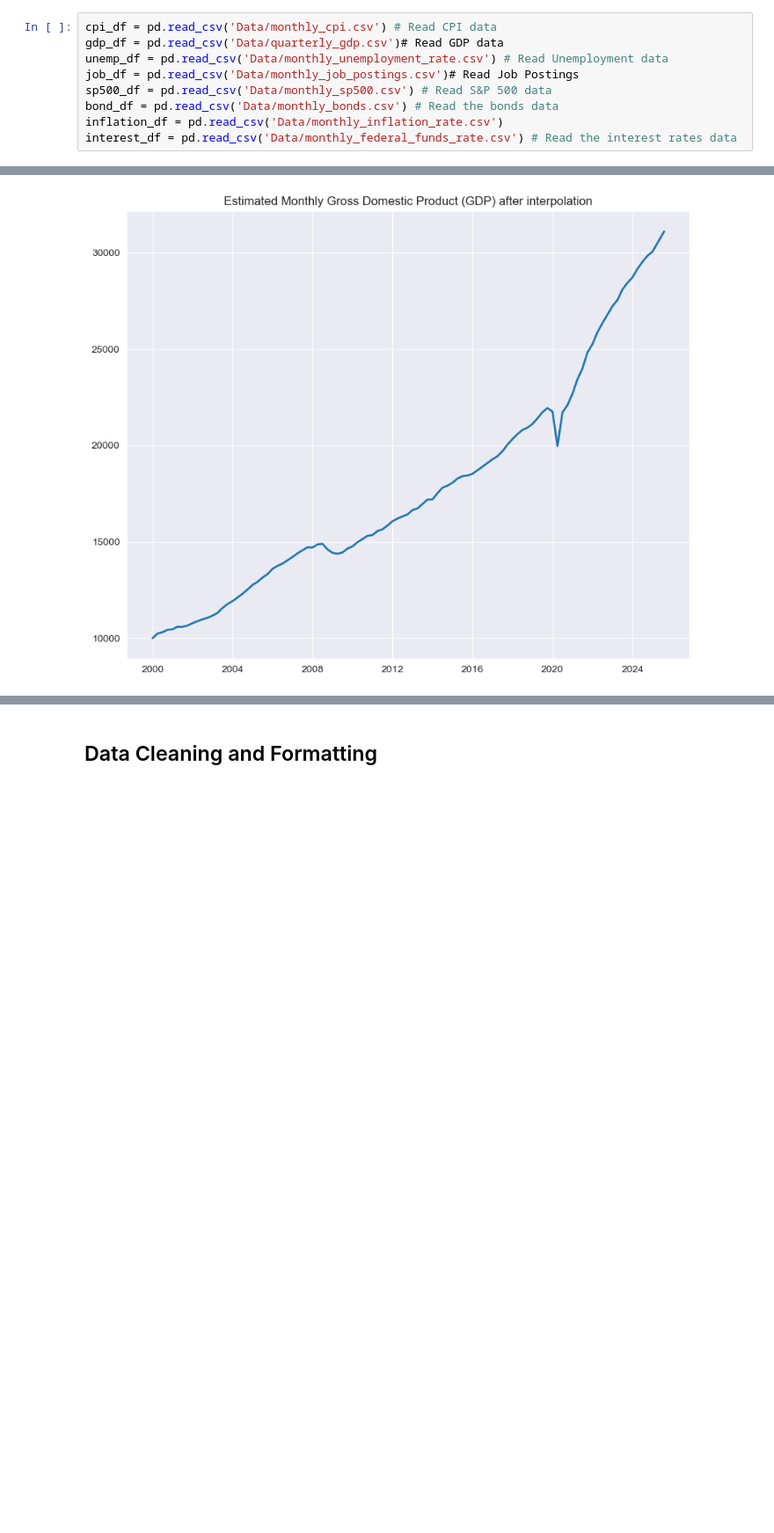
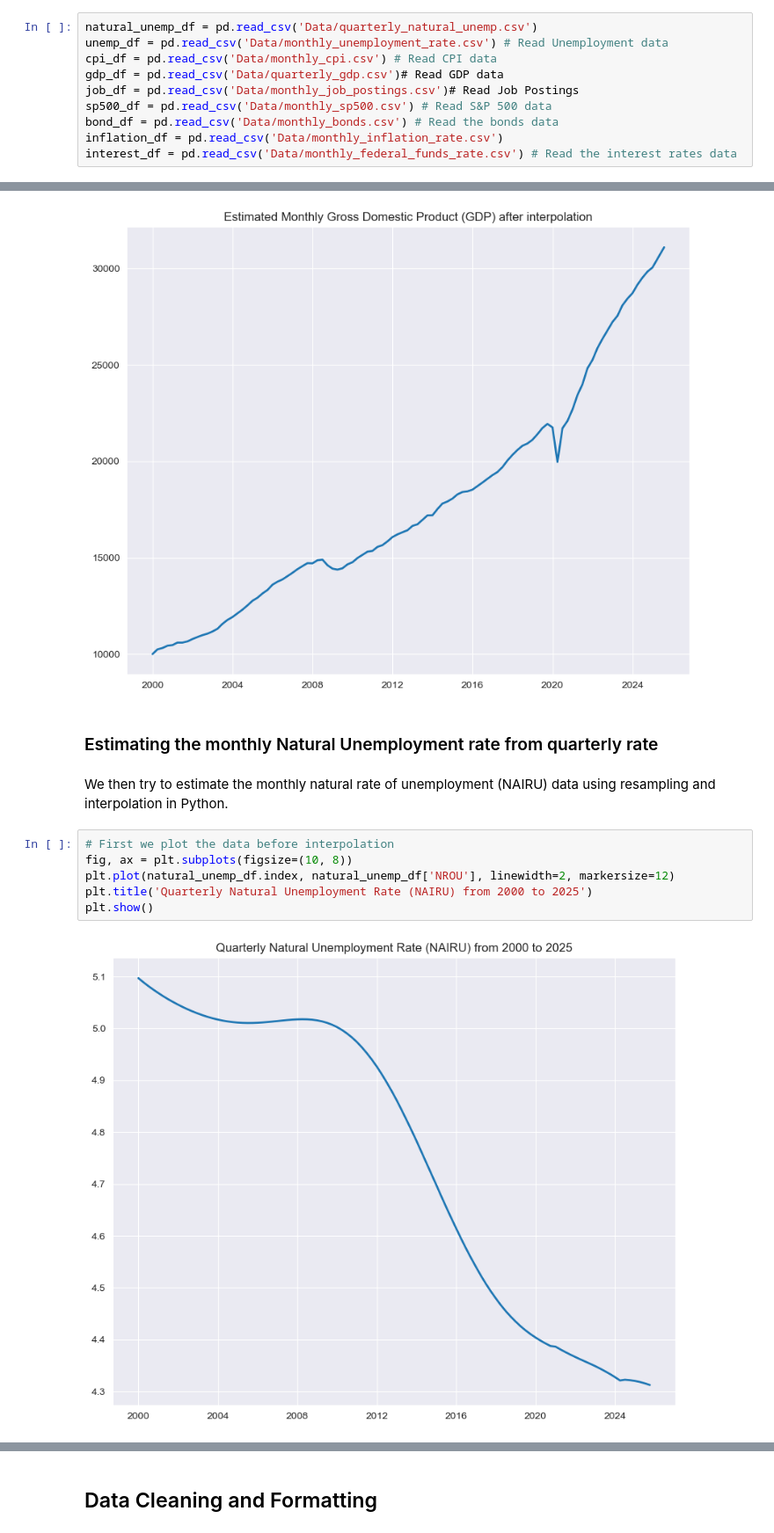
Before and after one commit to duc-huy-1802/Statistics_DRP_2025, a Jupyter notebook: stats_drp_project/stats_drp_project.ipynb, the cells around one changed output, grey strips where cells are left out. Shown at 88% size. Saved outputs shown, nothing was run; the diff lists cells and outputs as text; blank space fills up the shorter version.

```diff
--- a/stats_drp_project/stats_drp_project.ipynb
+++ b/stats_drp_project/stats_drp_project.ipynb
@@ -20,9 +21,10 @@ warnings.simplefilter(action='ignore', category=FutureWarning)
 ## Loading data and preliminary processing
 We then load relevant datasets on job postings, unemployment, interest rates, inflation, stock prices and GDP into our notebook.
 # %%
+natural_unemp_df = pd.read_csv('Data/quarterly_natural_unemp.csv')
+unemp_df = pd.read_csv('Data/monthly_unemployment_rate.csv') # Read Unemployment data
 cpi_df = pd.read_csv('Data/monthly_cpi.csv') # Read CPI data
 gdp_df = pd.read_csv('Data/quarterly_gdp.csv')# Read GDP data
-unemp_df = pd.read_csv('Data/monthly_unemployment_rate.csv') # Read Unemployment data
 job_df = pd.read_csv('Data/monthly_job_postings.csv')# Read Job Postings
 sp500_df = pd.read_csv('Data/monthly_sp500.csv') # Read S&P 500 data
 bond_df = pd.read_csv('Data/monthly_bonds.csv') # Read the bonds data
@@ -71,3 +75,15 @@ plt.title('Estimated Monthly Gross Domestic Product (GDP) after interpolation')
 plt.show()
 # %% [output]
 [figure]
+# %% [markdown]
+### Estimating the monthly Natural Unemployment rate from quarterly rate
+# %% [markdown]
+We then try to estimate the monthly natural rate of unemployment (NAIRU) data using resampling and interpolation in Python.
+# %%
+# First we plot the data before interpolation
+fig, ax = plt.subplots(figsize=(10, 8))
+plt.plot(natural_unemp_df.index, natural_unemp_df['NROU'], linewidth=2, markersize=12)
+plt.title('Quarterly Natural Unemployment Rate (NAIRU) from 2000 to 2025')
+plt.show()
+# %% [output]
+[figure, added]
```
Also changed, not shown: parts of 16 cells of this notebook, 4 other files.
